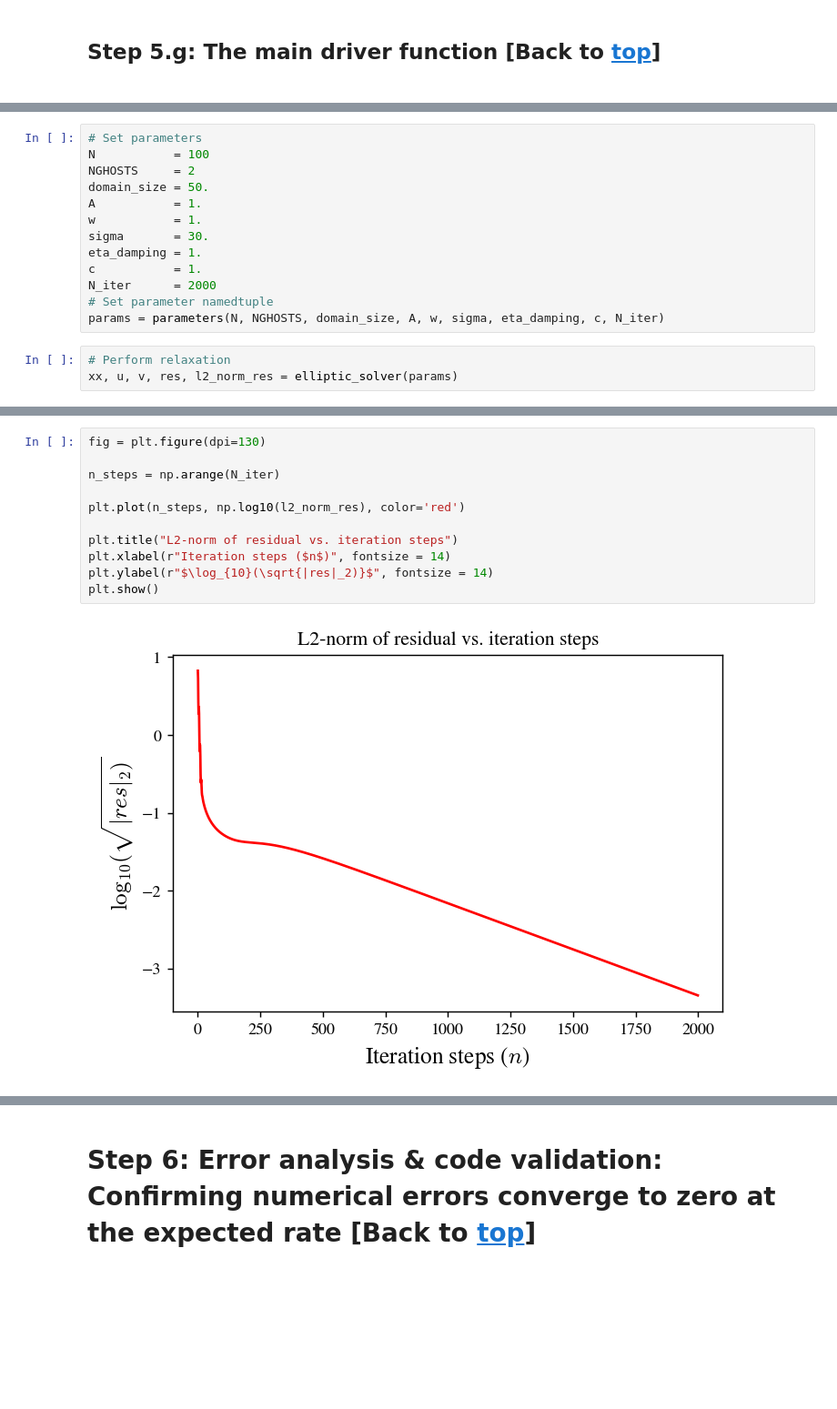
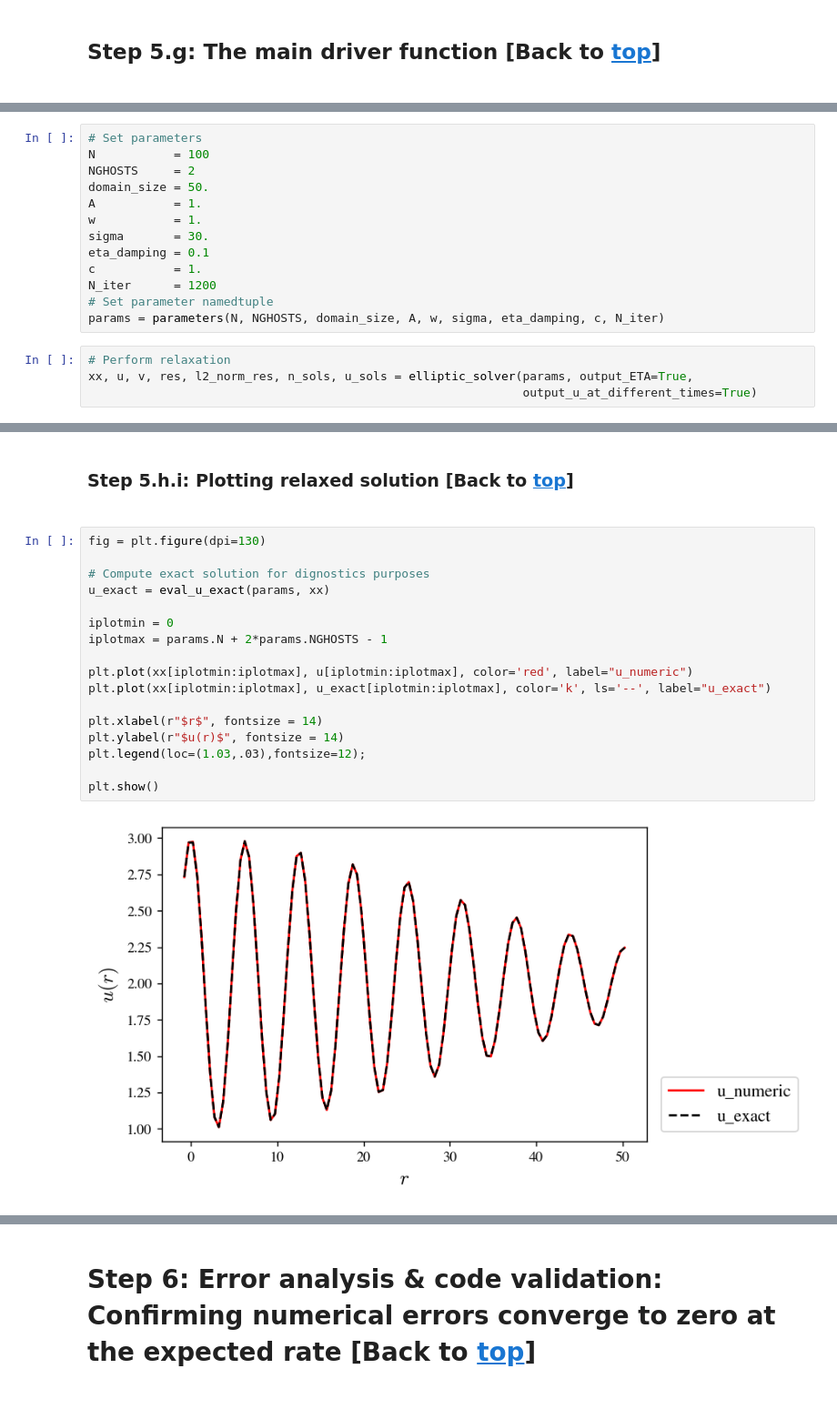
Before and after one commit to assumpcaothiago/etk2022nrpy, a Jupyter notebook: Tutorial-1D-Elliptic-solver-in-Python.ipynb, the cells around one changed output, grey strips where cells are left out. Shown at 91% size. Drawn from its saved outputs; the diff is of its cells as text; blank space fills up the shorter version.

```diff
--- a/Tutorial-1D-Elliptic-solver-in-Python.ipynb
+++ b/Tutorial-1D-Elliptic-solver-in-Python.ipynb
@@ -659,11 +713,12 @@ domain_size = 50.
 A           = 1.
 w           = 1.
 sigma       = 30.
-eta_damping = 1.
+eta_damping = 0.1
 c           = 1.
-N_iter      = 2000
+N_iter      = 1200
 # Set parameter namedtuple
 params = parameters(N, NGHOSTS, domain_size, A, w, sigma, eta_damping, c, N_iter)
 # %%
 # Perform relaxation
-xx, u, v, res, l2_norm_res = elliptic_solver(params)
+xx, u, v, res, l2_norm_res, n_sols, u_sols = elliptic_solver(params, output_ETA=True,
+                                                             output_u_at_different_times=True)
@@ -704,13 +736,24 @@ plt.show()
-# %%
-fig = plt.figure(dpi=130)
-
-n_steps = np.arange(N_iter)
-
-plt.plot(n_steps, np.log10(l2_norm_res), color='red')
-
-plt.title("L2-norm of residual vs. iteration steps")
-plt.xlabel(r"Iteration steps ($n$)", fontsize = 14)
-plt.ylabel(r"$\log_{10}(\sqrt{|res|_2)}$", fontsize = 14)
-plt.show()
-# %% [output]
-[figure, removed]
+# %% [markdown]
+<a id='relax_plot'></a>
+
+### Step 5.h.i: Plotting relaxed solution \[Back to [top](#toc)\]
+$$\label{relax_plot}$$
+# %%
+fig = plt.figure(dpi=130)
+
+# Compute exact solution for dignostics purposes
+u_exact = eval_u_exact(params, xx)
+
+iplotmin = 0
+iplotmax = params.N + 2*params.NGHOSTS - 1
+
+plt.plot(xx[iplotmin:iplotmax], u[iplotmin:iplotmax], color='red', label="u_numeric")
+plt.plot(xx[iplotmin:iplotmax], u_exact[iplotmin:iplotmax], color='k', ls='--', label="u_exact")
+
+plt.xlabel(r"$r$", fontsize = 14)
+plt.ylabel(r"$u(r)$", fontsize = 14)
+plt.legend(loc=(1.03,.03),fontsize=12);
+
+plt.show()
+# %% [output]
+[figure, added]
```
Also changed, not shown: parts of 41 cells of this notebook.
